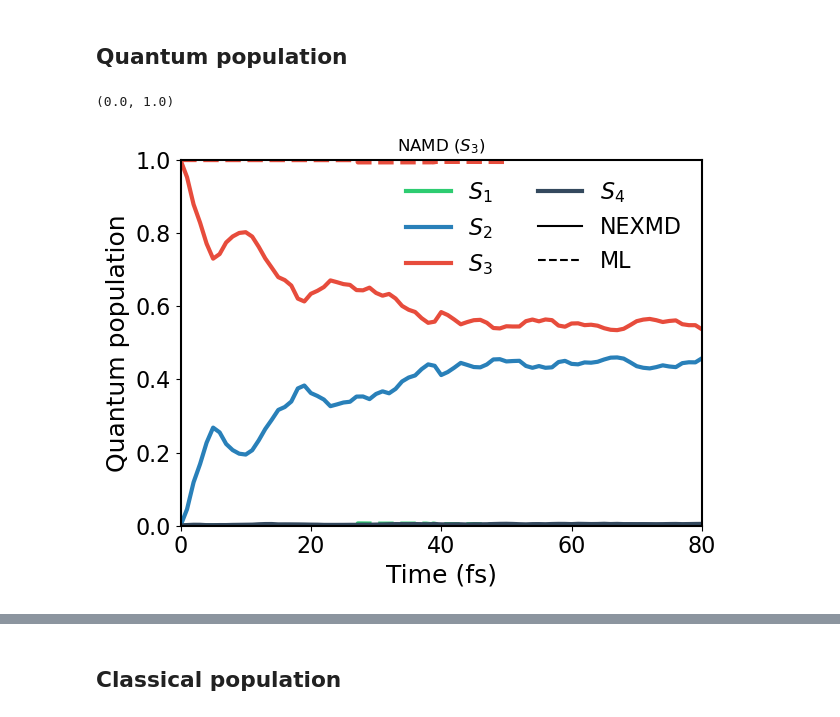
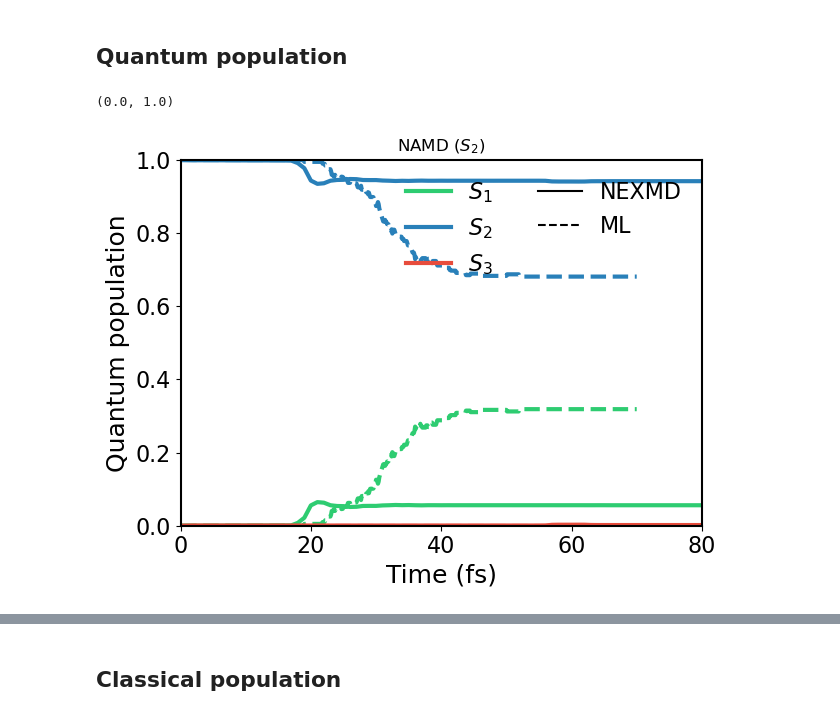
Before and after one commit to tautomer/OpenMS, a Jupyter notebook: namd.ipynb, the cells around one changed output, grey strips where cells are left out. Drawn from its saved outputs; the diff is of its cells as text; code cells hidden in the pictures.

```diff
--- a/namd.ipynb
+++ b/namd.ipynb
@@ -675,7 +718,8 @@ mol[0].veloc = veloc.copy()
 nn_es = NNDriver(
     mol,
     4,
-    "test_ml/nn_models/hipnn_vec_3_states_30_25_0.8361710087950398_3.2710045590169_7.070608034229934_3_3",
+    "test_ml/nn_models/energy_8_with_force_20_25_0.8361710087950398_3.2710045590169_7.070608034229934_3_4",
+    # "test_ml/nn_models/hipnn_vec_3_states_30_25_0.8361710087950398_3.2710045590169_7.070608034229934_3_3",
     # "test_ml/nn_models/4_states_30_25_0.8361710087950398_3.2710045590169_7.070608034229934_3_3",
     # "test_ml/nn_models/all_states_30_28_0.7665723566179274_3.4134447177301515_4.6860240434651805_3_3_515",
     # "test_ml/nn_models/s1_new_new_30_28_0.7665723566179274_3.4134447177301515_4.6860240434651805_3_3",
@@ -687,7 +731,7 @@ nn_es = NNDriver(
 # mol = [build_molecules(xyz, charge=0, nstates=5)]
 # mol[0].veloc = veloc.copy()
 dt = np.float64(0.1 * fs2au)
-sh = SH(mol, 3, np.array([0, 0, 1], dtype=complex), nn_es, nesteps=4, dt=dt, algorithm="FS", deriv_dt=10)
+sh = SH(mol, 2, np.array([0, 1, 0], dtype=complex), nn_es, nesteps=1, dt=dt, algorithm="LZ")
 e = sh.qm.get_energies()
 e0 = e.reshape(-1)[0]
 sh.qm.calculate_forces()
@@ -700,7 +744,7 @@ ekin_log = []
 ener_log = []
 pot_log = []
 # %%
-for cstep in range(300):
+for cstep in range(1000):
     # if cstep % 100 == 0:
     #     print("step ", cstep)
     print("step ", cstep)
@@ -873,6 +921,7 @@ x_size, y_size = plt.rcParams.get("figure.figsize")
 PLOT_INDIVIDUAL_TRAJECTORIES = False
 # %%
 nsteps_ml = 1000
+min_steps = nsteps_ml // 10 + 1
 fig, ax = plt.subplots(1, 1, figsize=(x_size, y_size), tight_layout=True)
 [x.set_linewidth(1.5) for x in ax.spines.values()]
 # disable y ticks (arbitrary)
@@ -908,32 +957,35 @@ for i in range(200):
     if PLOT_INDIVIDUAL_TRAJECTORIES:
         for j in range(nstates):
             ax.plot(time[:len(pop)], pop[:, j], c=colors[j], ls="--", alpha=0.01)
     pop_ml[:total_steps] += pop
     e0.append(pop[0, 0])
     count[:total_steps] += 1
 pop_ml /= count.reshape(-1, 1)
 pop_nexmd = np.zeros((nsteps_ml // 10 + 1, nstates + 1))
 count = np.zeros(nsteps_ml // 10 + 1)
 dirs = np.genfromtxt(f"{nexmd_dir}/123", dtype=str)
 for idx in dirs_filtered:
     i = dirs[int(idx)]
     dir = f"{nexmd_dir}/{i}"
     pop = np.genfromtxt(f"{dir}/coeff-n.out")[:, 1:-1]
     total_steps = len(pop)
     if PLOT_INDIVIDUAL_TRAJECTORIES:
         for i in range(nstates):
             ax.plot(pop[:, 0], pop[:, i + 1], c=colors[i], alpha=0.05)
     pop_nexmd[:total_steps] += pop
-    count[:total_steps] += 1
+    if total_steps < min_steps:
+        pop_nexmd[total_steps:] += pop[-1]
+    count += 1
 pop_nexmd /= count.reshape(-1, 1)
+pop_nexmd[:, 0] = np.arange(0, min_steps)
 for i in range(nstates):
     ax.plot(time, pop_ml[:, i], c=colors[i], ls="--", linewidth=3)
     ax.plot(pop_nexmd[:, 0], pop_nexmd[:, i + 1], c=colors[i], label=f"$S_{i + 1}$", linewidth=3)
 ax.plot([], [], c="k", label="NEXMD")
 ax.plot([], [], c="k", ls="--", label="ML")
 ax.legend(fontsize=16, framealpha=0, loc="upper right", ncol=2)
 ax.set_xlim([0, 80])
 ax.set_ylim([0, 1])
 # %% [output]
 (0.0, 1.0)
-[figure, old version]
+[figure, new version]
```
Also changed, not shown: parts of 11 cells of this notebook, 2 other files.
